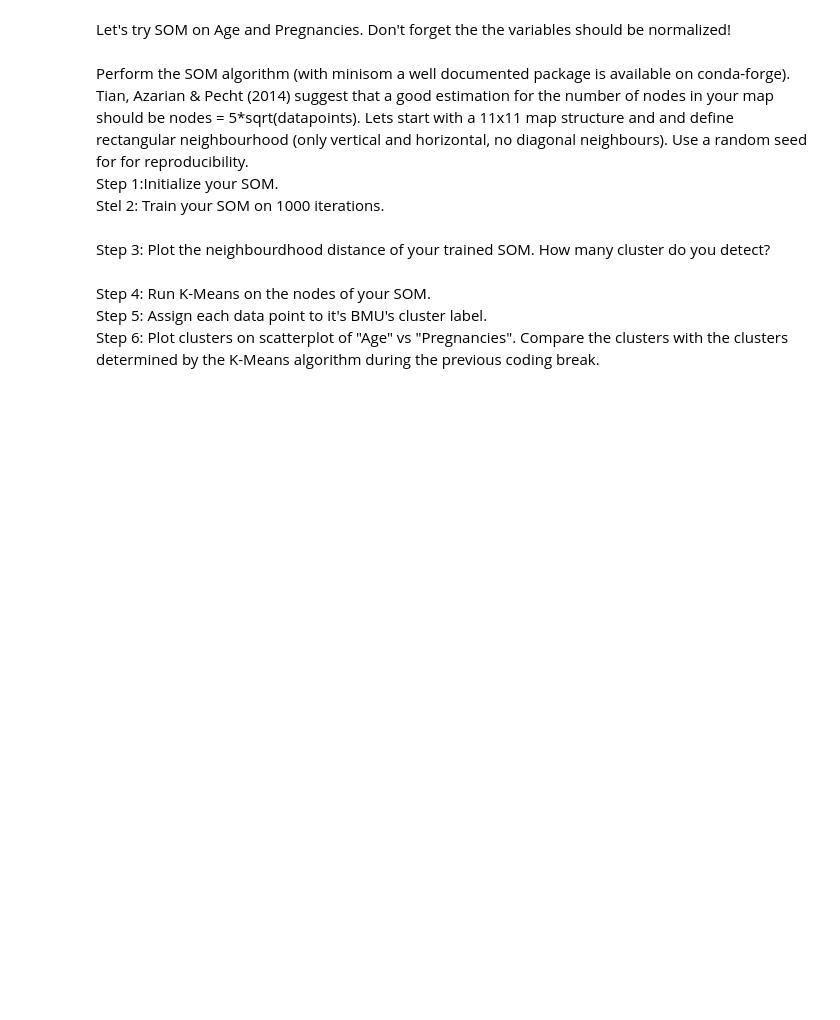
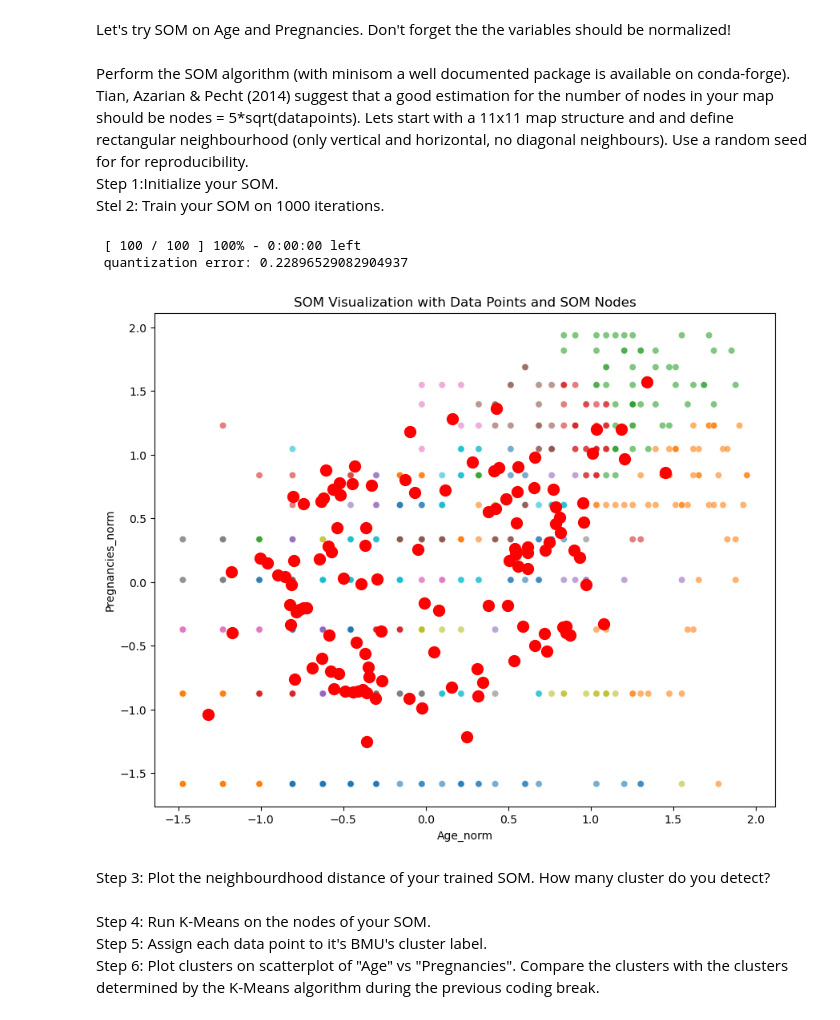
Before and after one commit to veitvw/Applied-Analytics, a Jupyter notebook: 02_Tuesday/session2codingbreak3.ipynb, the cells around one changed output. Drawn from its saved outputs; the diff is of its cells as text; code cells hidden in the pictures; blank space fills up the shorter version.

```diff
--- a/02_Tuesday/session2codingbreak3.ipynb
+++ b/02_Tuesday/session2codingbreak3.ipynb
@@ -7,7 +34,55 @@ Let's try SOM on Age and Pregnancies. Don't forget the the variables should be n
+# %%
+norm_df = normalize_skewed_variables(data, ['Age', 'Pregnancies'])
 # %% [markdown]
 Perform the SOM algorithm (with minisom a well documented package is available on conda-forge). Tian, Azarian & Pecht (2014) suggest that a good estimation for the number of nodes in your map should be nodes = 5*sqrt(datapoints). Lets start with a 11x11 map structure and and define rectangular neighbourhood (only vertical and horizontal, no diagonal neighbours). Use a random seed for for reproducibility.  <br>
 Step 1:Initialize your SOM. <br>
 Stel 2: Train your SOM on 1000 iterations. <br>
+# %%
+import numpy as np
+import pandas as pd
+import seaborn as sns
+import matplotlib.pyplot as plt
+from minisom import MiniSom
+
+def som_clustering(df, variables):
+    # Set random seed for reproducibility
+    np.random.seed(42)
+
+    # Select the data for the given variables
+    data = df[variables].values
+
+    # Calculate the number of nodes
+    num_nodes = int(5 * np.sqrt(len(df)))
+
+    # Initialize SOM with 11x11 grid and rectangular neighborhood
+    som = MiniSom(x=11, y=11, input_len=data.shape[1], sigma=1.0, learning_rate=0.5, random_seed=42)
+    som.train(data, 100, verbose=True)
+
+    # Get the coordinates of the winning nodes for each data point
+    win_map = np.array([som.winner(d) for d in data])
+
+    # Create a scatter plot of the original data points
+    plt.figure(figsize=(10, 8))
+    sns.scatterplot(x=df[variables[0]], y=df[variables[1]], hue=win_map[:, 0], palette="tab10", legend=None, alpha=0.6)
+
+    # Plot the SOM nodes as centers on the scatter plot
+    for x in range(11):
+        for y in range(11):
+            # Plot each node in the SOM grid
+            plt.scatter(som.get_weights()[x, y, 0], som.get_weights()[x, y, 1], marker='o', color='red', s=100, label=f'Node ({x},{y})' if (x == 0 and y == 0) else "")
+
+    plt.title("SOM Visualization with Data Points and SOM Nodes")
+    plt.xlabel(variables[0])
+    plt.ylabel(variables[1])
+    plt.show()
+
+    return som
+# %%
+som = som_clustering(norm_df, ['Age_norm', 'Pregnancies_norm'])
+# %% [output]
+ [ 100 / 100 ] 100% - 0:00:00 left
+ quantization error: 0.22896529082904937
+[figure, added]
 # %% [markdown]
 Step 3: Plot the neighbourdhood distance of your trained SOM. How many cluster do you detect?
 # %% [markdown]
```
Also changed, not shown: parts of 3 cells of this notebook, 4 other files.
